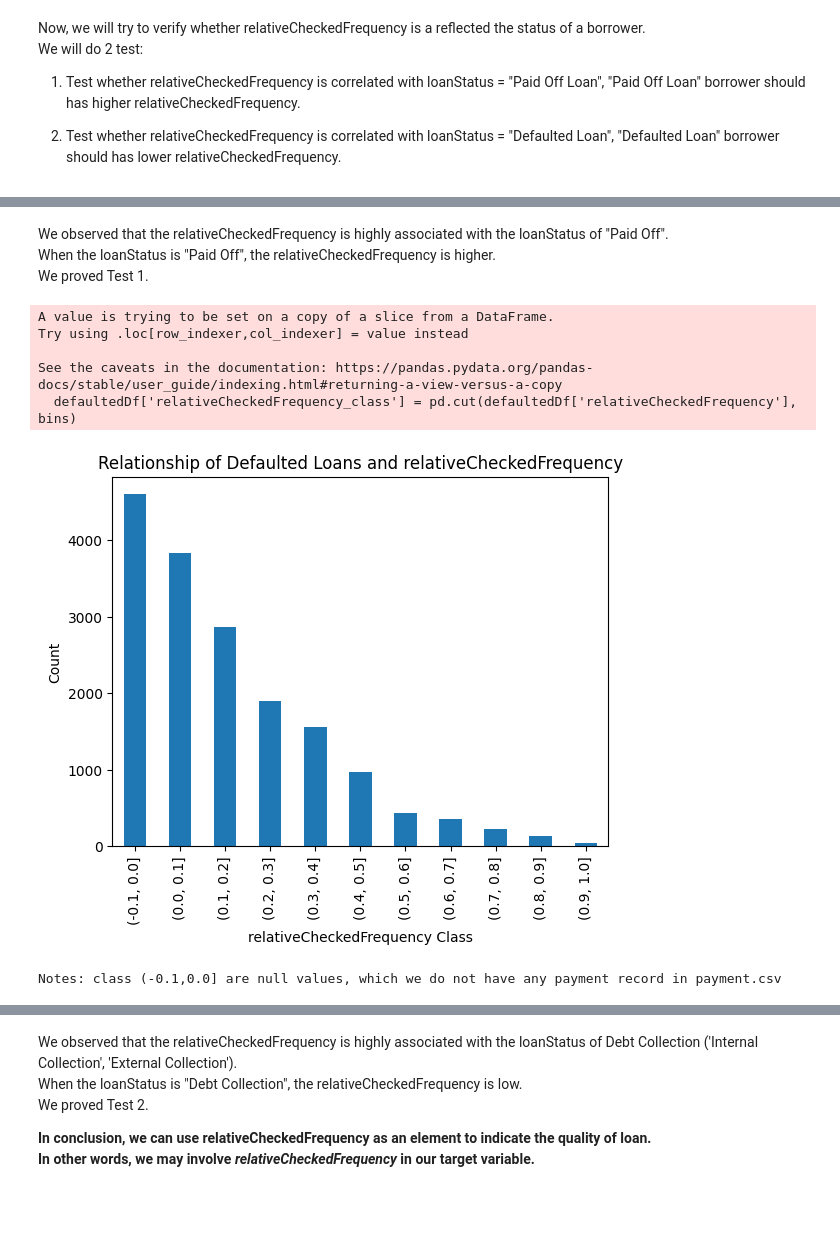
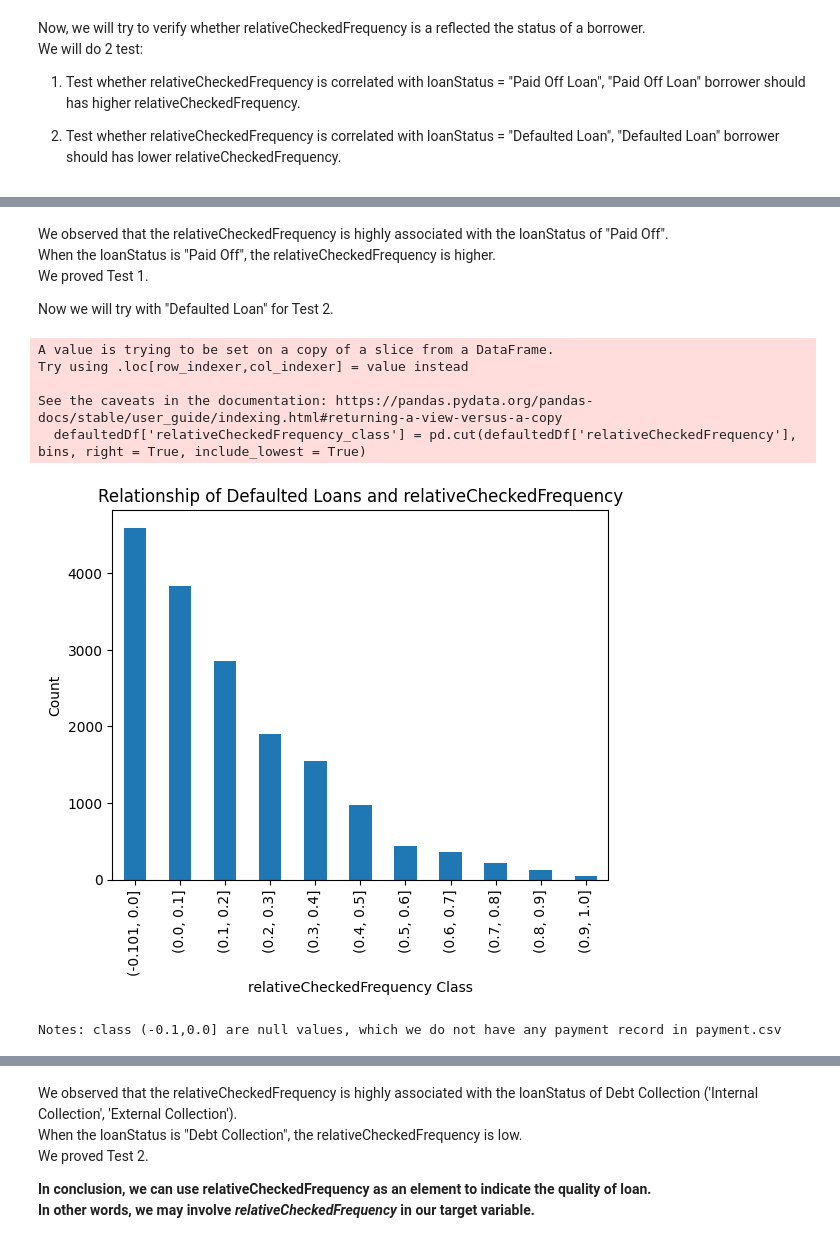
Before and after one commit to ahdeanlau/Credit_Score_Prediction, a Jupyter notebook: Exploratory_Data_analysis.ipynb, the cells around one changed output, grey strips where cells are left out. Drawn from its saved outputs; the diff is of its cells as text; code cells hidden in the pictures; blank space fills up the shorter version.

```diff
--- a/Exploratory_Data_analysis.ipynb
+++ b/Exploratory_Data_analysis.ipynb
@@ -149,7 +148,7 @@ print(checkedFrequencyDf)
 modelDf = pd.merge(loandf, checkedFrequencyDf, on='loanId', how='left')
 
 # Impute the null values with -0.1
-modelDf['relativeCheckedFrequency'] = modelDf['relativeCheckedFrequency'].fillna(-0.05)
+modelDf['relativeCheckedFrequency'] = modelDf['relativeCheckedFrequency'].fillna(-0.1)
 
 modelDf.head()
 # %% [output]
@@ -210,31 +226,33 @@ Notes: class (-0.1,0.0] are null values, which we do not have any payment record
 We observed that the relativeCheckedFrequency is highly associated with the loanStatus of "Paid Off".
 When the loanStatus is "Paid Off", the relativeCheckedFrequency is higher.
 We proved Test 1.
+
+Now we will try with "Defaulted Loan" for Test 2.
 # %%
 # Select row with value Paid Off Loan in loanStatus column
 defaultedStatus = ['Internal Collection', 'External Collection']
 defaultedDf = modelDf[modelDf['loanStatus'].isin(defaultedStatus)]
 
 # Define the boundaries of the classes you're interested in
 bins = [x for x in np.arange(-0.1, 1.05, 0.1)]
 
 # Create a new column 'relativeCheckedFrequency_class' that indicates which class each value falls into
-defaultedDf['relativeCheckedFrequency_class'] = pd.cut(defaultedDf['relativeCheckedFrequency'], bins)
+defaultedDf['relativeCheckedFrequency_class'] = pd.cut(defaultedDf['relativeCheckedFrequency'], bins, right = True, include_lowest = True)
 
 # Plot a histogram
 defaultedDf['relativeCheckedFrequency_class'].value_counts().sort_index().plot(kind='bar')
 
 # Add labels and title, plot the figure
 plt.xlabel('relativeCheckedFrequency Class')
 plt.ylabel('Count')
 plt.title('Relationship of Defaulted Loans and relativeCheckedFrequency')
 plt.show()
 print("Notes: class (-0.1,0.0] are null values, which we do not have any payment record in payment.csv")
 # %% [output]
 A value is trying to be set on a copy of a slice from a DataFrame.
 Try using .loc[row_indexer,col_indexer] = value instead
 
 See the caveats in the documentation: https://pandas.pydata.org/pandas-docs/stable/user_guide/indexing.html#returning-a-view-versus-a-copy
-  defaultedDf['relativeCheckedFrequency_class'] = pd.cut(defaultedDf['relativeCheckedFrequency'], bins)
+  defaultedDf['relativeCheckedFrequency_class'] = pd.cut(defaultedDf['relativeCheckedFrequency'], bins, right = True, include_lowest = True)
-[figure, old version]
+[figure, new version]
 Notes: class (-0.1,0.0] are null values, which we do not have any payment record in payment.csv
```
Also changed, not shown: parts of 36 cells of this notebook.
